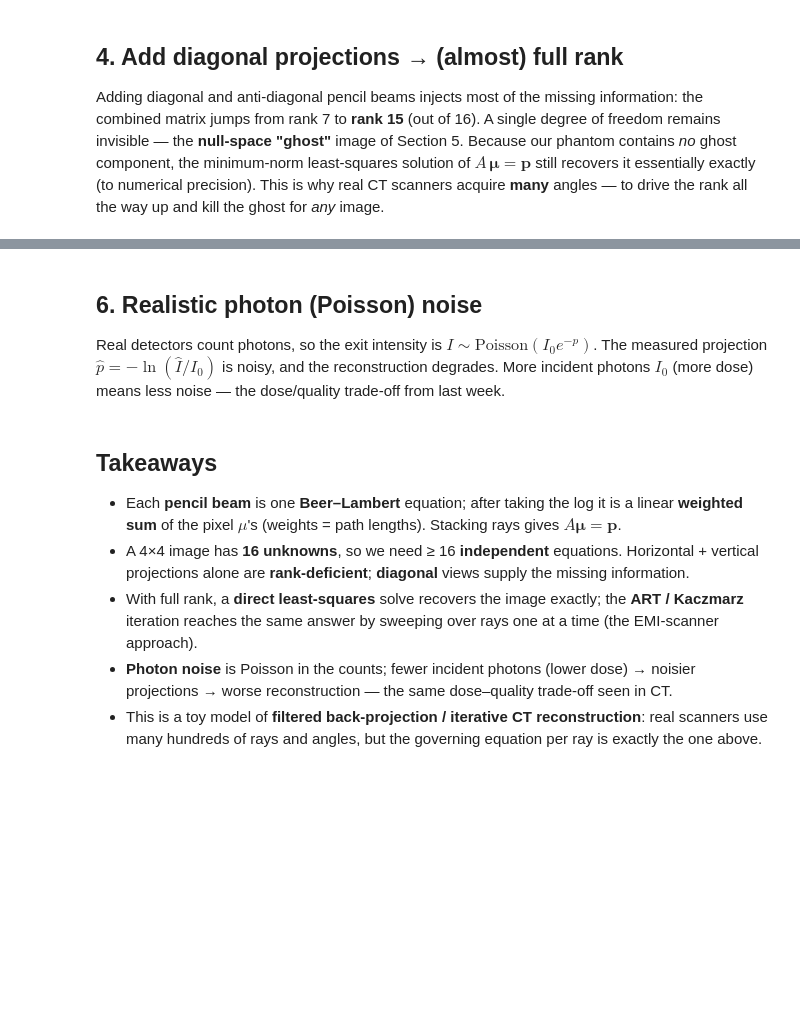
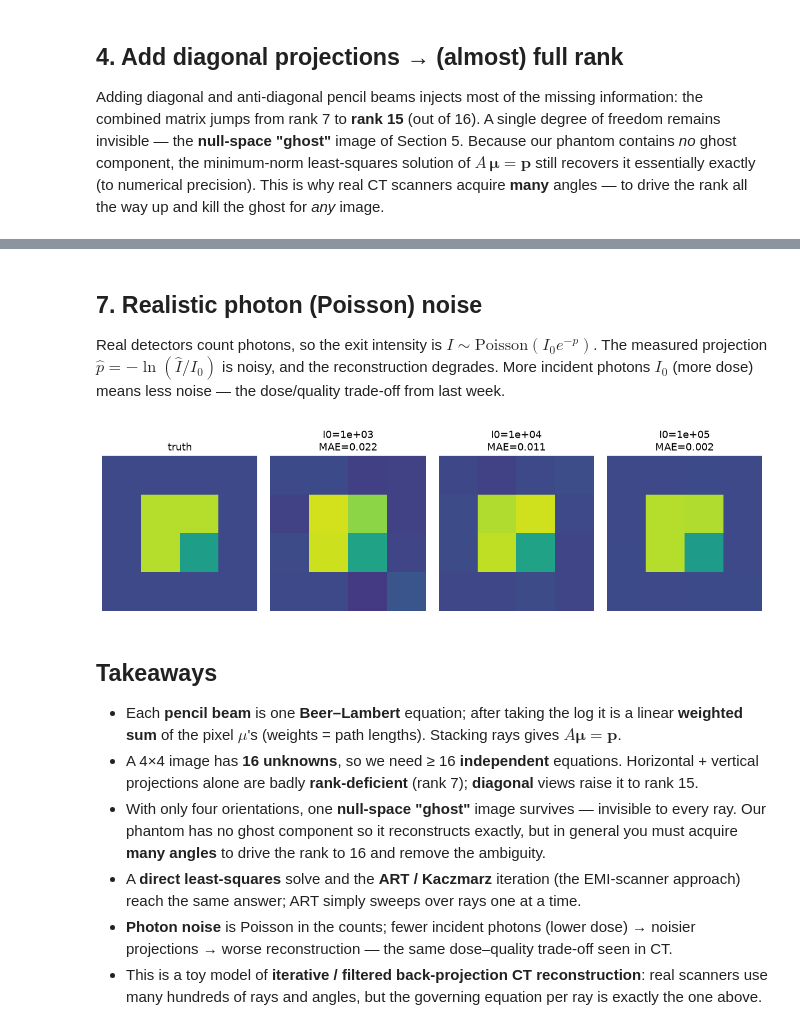
Before and after one commit to AshvinHandoo/BIOENG1340-2026, a Jupyter notebook: Week09/AlgebraicReconstruction_4x4.ipynb, the cells around one changed output, grey strips where cells are left out. Saved outputs shown, nothing was run; the diff lists cells and outputs as text; code cells hidden in the pictures; blank space fills up the shorter version.

Commit message:
Week09: align algebraic reconstruction notebook with lecture 1 (2x2 worked example, OLS normal equations, EMI-scanner context, I0 noise levels); add Week09 README

```diff
--- a/Week09/AlgebraicReconstruction_4x4.ipynb
+++ b/Week09/AlgebraicReconstruction_4x4.ipynb
@@ -208,5 +289,5 @@ plt.tight_layout(); plt.show()
 # %% [markdown]
-## 6. Realistic photon (Poisson) noise
+## 7. Realistic photon (Poisson) noise
 
 Real detectors count photons, so the exit intensity is $I\sim\text{Poisson}(I_0 e^{-p})$. The
 measured projection $\hat p = -\ln(\hat I / I_0)$ is noisy, and the reconstruction degrades. More
@@ -214,31 +295,36 @@ incident photons $I_0$ (more dose) means less noise — the dose/quality trade-o
 # %%
 def noisy_reconstruction(I0_counts):
     p_clean = A @ mu_true.ravel()
     I_clean = I0_counts * np.exp(-p_clean)
     I_meas = rng.poisson(I_clean).astype(float)
     I_meas = np.clip(I_meas, 1.0, None)                 # avoid log(0)
     p_meas = -np.log(I_meas / I0_counts)
     mu = np.linalg.lstsq(A, p_meas, rcond=None)[0].reshape(N, N)
     return mu, np.abs(mu - mu_true).mean()
 
-dose_levels = [1e3, 1e4, 1e6]
+dose_levels = [1e3, 1e4, 1e5]
 fig, ax = plt.subplots(1, len(dose_levels) + 1, figsize=(11, 3))
 ax[0].imshow(mu_true, cmap="viridis", vmin=0, vmax=0.9); ax[0].set_title("truth"); ax[0].axis("off")
 for k, I0c in enumerate(dose_levels, start=1):
     mu_n, mae = noisy_reconstruction(I0c)
     ax[k].imshow(mu_n, cmap="viridis", vmin=0, vmax=0.9)
     ax[k].set_title(f"I0={I0c:.0e}\nMAE={mae:.3f}"); ax[k].axis("off")
 plt.tight_layout(); plt.show()
+# %% [output]
+[figure, added]
 # %% [markdown]
 ## Takeaways
 
 - Each **pencil beam** is one **Beer–Lambert** equation; after taking the log it is a linear
   **weighted sum** of the pixel $\mu$'s (weights = path lengths). Stacking rays gives $A\boldsymbol\mu=\mathbf p$.
 - A 4×4 image has **16 unknowns**, so we need ≥ 16 **independent** equations. Horizontal + vertical
-  projections alone are **rank-deficient**; **diagonal** views supply the missing information.
-- With full rank, a **direct least-squares** solve recovers the image exactly; the **ART / Kaczmarz**
-  iteration reaches the same answer by sweeping over rays one at a time (the EMI-scanner approach).
+  projections alone are badly **rank-deficient** (rank 7); **diagonal** views raise it to rank 15.
+- With only four orientations, one **null-space "ghost"** image survives — invisible to every ray.
+  Our phantom has no ghost component so it reconstructs exactly, but in general you must acquire
+  **many angles** to drive the rank to 16 and remove the ambiguity.
+- A **direct least-squares** solve and the **ART / Kaczmarz** iteration (the EMI-scanner approach)
+  reach the same answer; ART simply sweeps over rays one at a time.
 - **Photon noise** is Poisson in the counts; fewer incident photons (lower dose) → noisier
   projections → worse reconstruction — the same dose–quality trade-off seen in CT.
-- This is a toy model of **filtered back-projection / iterative CT reconstruction**: real scanners use
+- This is a toy model of **iterative / filtered back-projection CT reconstruction**: real scanners use
   many hundreds of rays and angles, but the governing equation per ray is exactly the one above.
```
Also changed, not shown: parts of 8 cells of this notebook, 3 other files.
